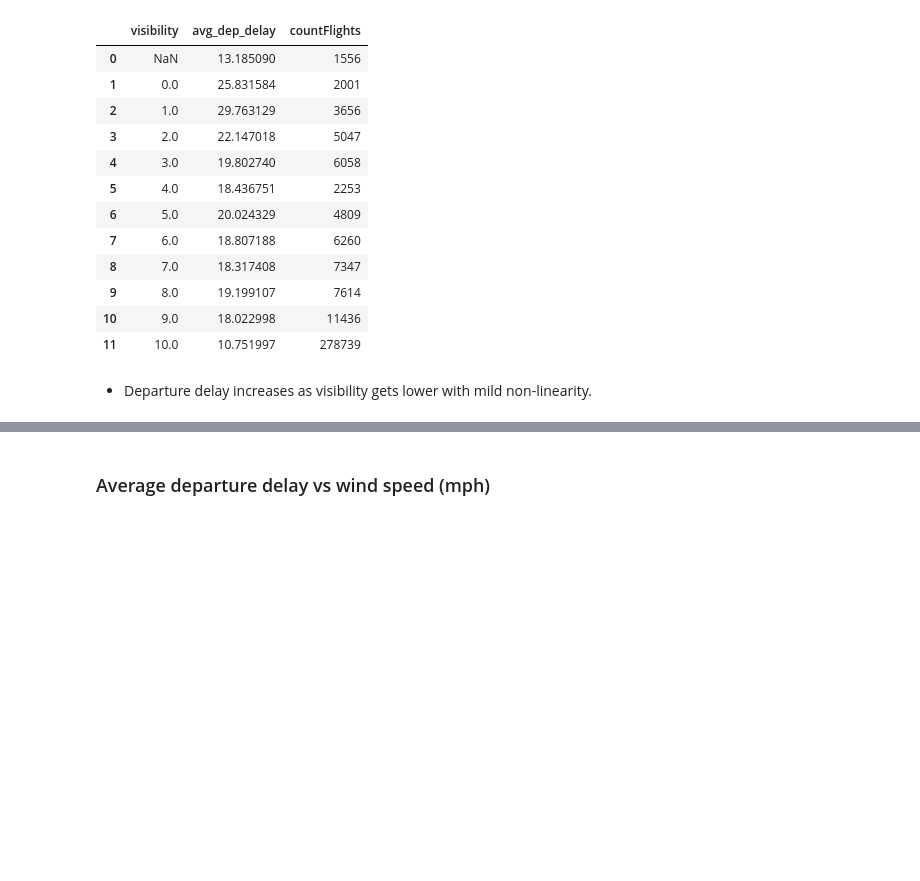
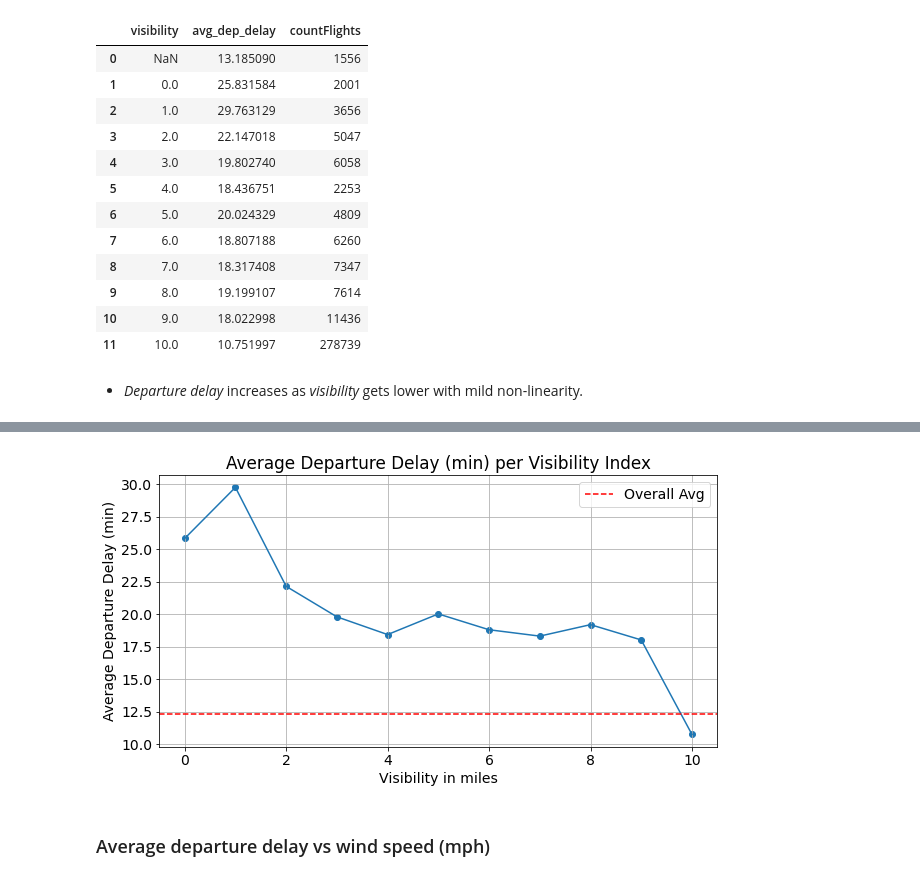
Before and after one commit to JungsikNoh/Data_Science_Portfolio, a Jupyter notebook: Projects/SQL_with_nycflights13/sql_with_nycflights13.ipynb, the cells around one changed output, grey strips where cells are left out. Drawn from its saved outputs; the diff is of its cells as text; code cells hidden in the pictures; blank space fills up the shorter version.

```diff
--- a/Projects/SQL_with_nycflights13/sql_with_nycflights13.ipynb
+++ b/Projects/SQL_with_nycflights13/sql_with_nycflights13.ipynb
@@ -319,19 +321,27 @@ avgDepDelay_visib
 | 10 | 9.0 | 18.022998 | 11436 |
 | 11 | 10.0 | 10.751997 | 278739 |
 # %% [markdown]
-- Departure delay increases as visibility gets lower with mild non-linearity.
+- *Departure delay* increases as *visibility* gets lower with mild non-linearity.
 # %%
 avgDepDelay_visib1 = avgDepDelay_visib[~pd.isna(avgDepDelay_visib['visibility'])]
-fig = px.line(avgDepDelay_visib1, x='visibility', y='avg_dep_delay', markers=True,
-             title = 'Average Departure Delay (min) per Visibility Index',
-             labels = {
-                 'visibility': 'Visibility in miles',
-                 'avg_dep_delay': 'Average Departure Delay (min)'})
+x = avgDepDelay_visib1['visibility']
+y = avgDepDelay_visib1['avg_dep_delay']
 
+# setting font size
+plt.rcParams.update({'font.size': 14})
+
+fig = plt.figure(figsize=(10,5))
+
+plt.plot(x, y)
+plt.scatter(x, y)
+plt.xlabel('Visibility in miles')
+plt.ylabel('Average Departure Delay (min)')
+plt.title('Average Departure Delay (min) per Visibility Index')
+
+# Draw a refline
 avgDep = pd.read_sql_query('SELECT avg(dep_delay) as avg FROM flights', conn)
 avgDep1 = avgDep['avg'][0]
-fig.add_hline(y=avgDep1, line_dash="dash", line_color="gray",
-             annotation_text="Overall Avg")
-
-fig.show()
+plt.axhline(y = avgDep1, color = 'r', linestyle = '--', label='Overall Avg')
+plt.legend()
+plt.grid()
 # %% [output]
@@ -339,3 +348,4 @@ fig.show()
+[figure, added]
 # %% [markdown]
 ### Average departure delay vs wind speed (mph)
 # %%
```
Also changed, not shown: parts of 8 cells of this notebook, 3 other files.
